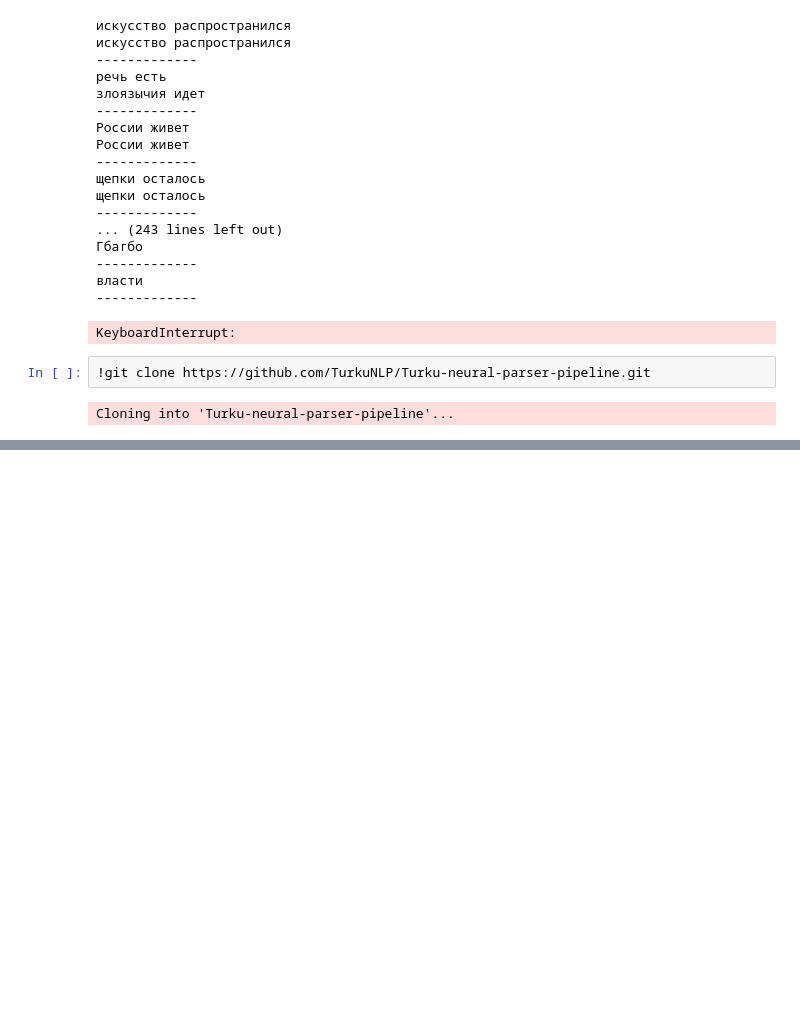
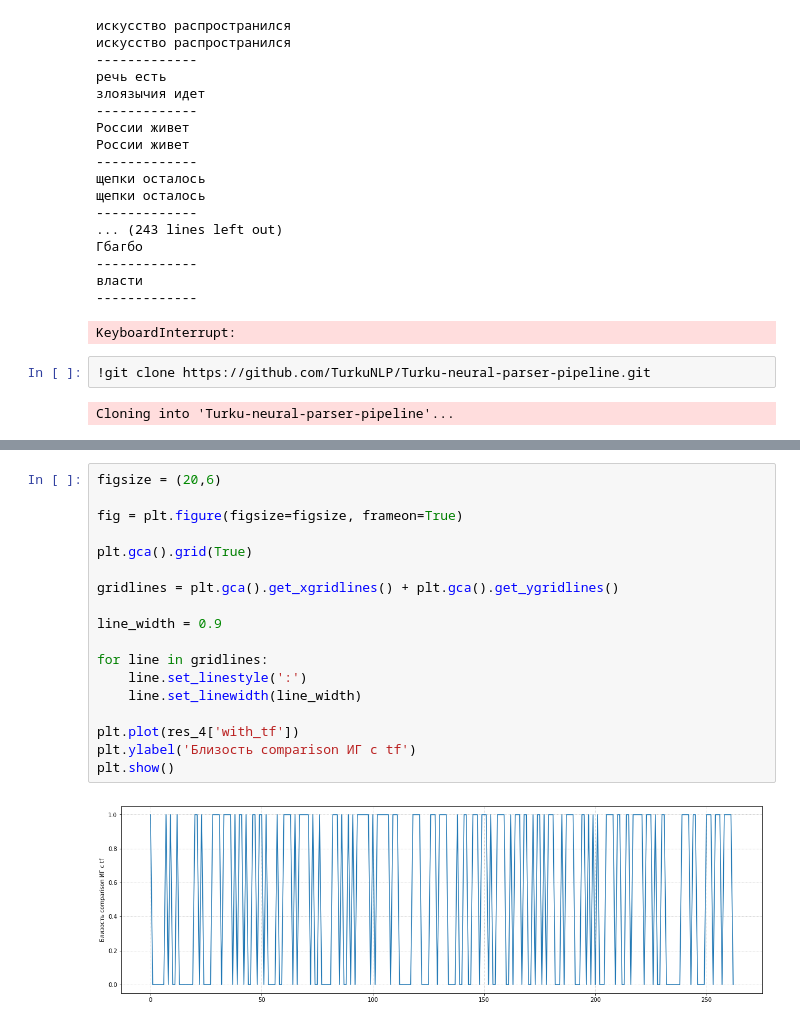
Before and after one commit to tududundra/aAaAAA, a Jupyter notebook: Untitled.ipynb, the cells around one changed output, grey strips where cells are left out. Saved outputs shown, nothing was run; the diff lists cells and outputs as text; blank space fills up the shorter version.

```diff
--- a/Untitled.ipynb
+++ b/Untitled.ipynb
@@ -1750,0 +2537,20 @@ ModuleNotFoundError: No module named 'tensorflow'
+# %%
+figsize = (20,6)
+
+fig = plt.figure(figsize=figsize, frameon=True)
+
+plt.gca().grid(True)
+
+gridlines = plt.gca().get_xgridlines() + plt.gca().get_ygridlines()
+
+line_width = 0.9
+
+for line in gridlines:
+    line.set_linestyle(':')
+    line.set_linewidth(line_width)
+
+plt.plot(res_4['with_tf'])
+plt.ylabel('Близость comparison ИГ c tf')
+plt.show()
+# %% [output]
+[figure, added]
```
Also changed, not shown: parts of 119 cells of this notebook.
